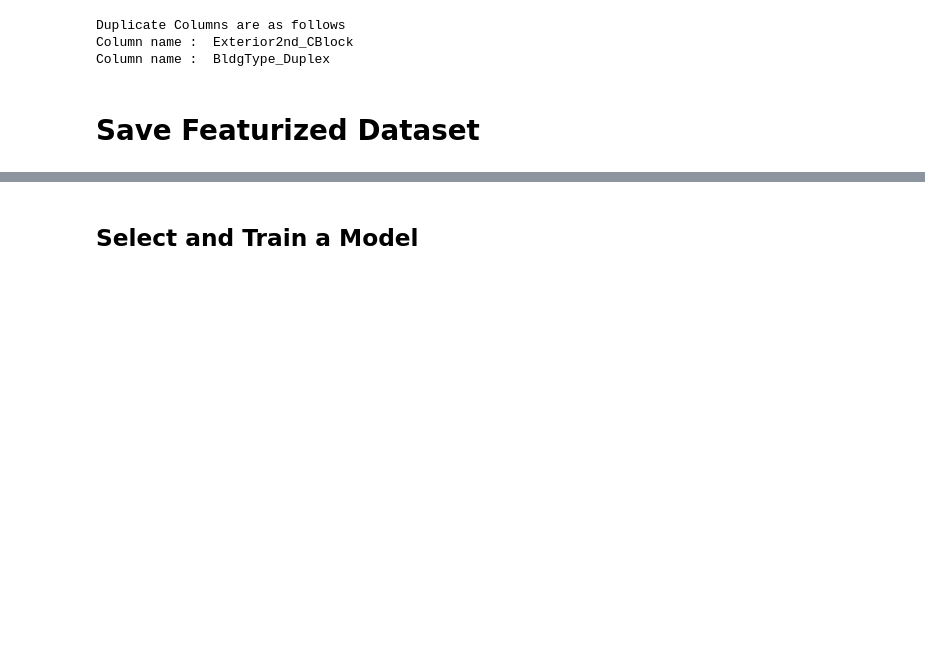
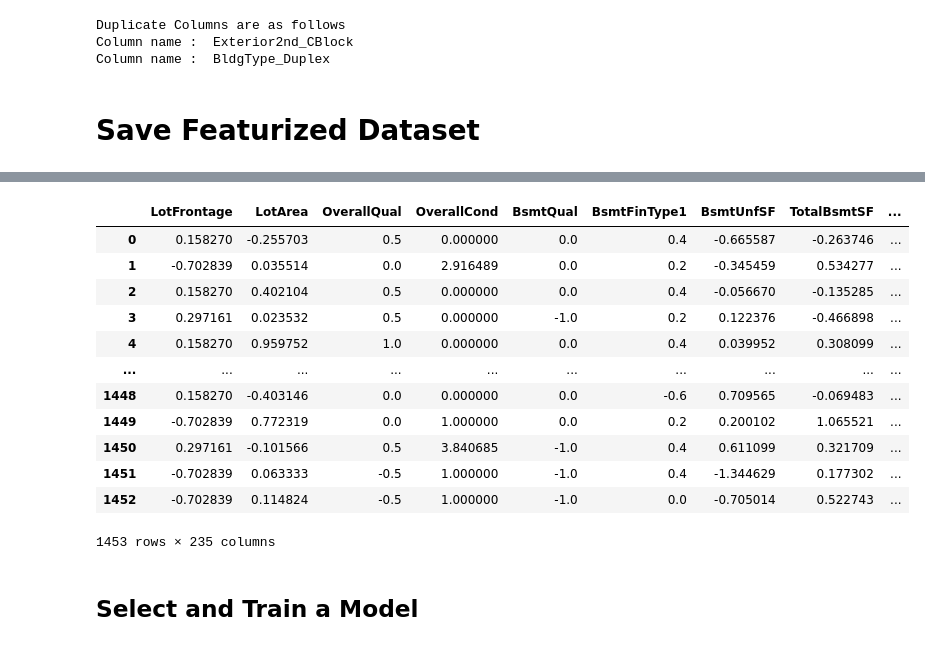
Before and after one commit to voklymchuk/housing, a Jupyter notebook: edited_stack-Copy2.ipynb, the cells around one changed output, grey strips where cells are left out. Drawn from its saved outputs; the diff is of its cells as text; code cells hidden in the pictures; blank space fills up the shorter version.

```diff
--- a/edited_stack-Copy2.ipynb
+++ b/edited_stack-Copy2.ipynb
@@ -794,3 +836,19 @@ X_test.to_csv("test_features.csv")
+# %%
+X
+# %% [output]
+|  | LotFrontage | LotArea | OverallQual | OverallCond | BsmtQual | BsmtFinType1 | BsmtUnfSF | TotalBsmtSF | ... |
+| 0 | 0.158270 | -0.255703 | 0.5 | 0.000000 | 0.0 | 0.4 | -0.665587 | -0.263746 | ... |
+| 1 | -0.702839 | 0.035514 | 0.0 | 2.916489 | 0.0 | 0.2 | -0.345459 | 0.534277 | ... |
+| 2 | 0.158270 | 0.402104 | 0.5 | 0.000000 | 0.0 | 0.4 | -0.056670 | -0.135285 | ... |
+| 3 | 0.297161 | 0.023532 | 0.5 | 0.000000 | -1.0 | 0.2 | 0.122376 | -0.466898 | ... |
+| 4 | 0.158270 | 0.959752 | 1.0 | 0.000000 | 0.0 | 0.4 | 0.039952 | 0.308099 | ... |
+| ... | ... | ... | ... | ... | ... | ... | ... | ... | ... |
+| 1448 | 0.158270 | -0.403146 | 0.0 | 0.000000 | 0.0 | -0.6 | 0.709565 | -0.069483 | ... |
+| 1449 | -0.702839 | 0.772319 | 0.0 | 1.000000 | 0.0 | 0.2 | 0.200102 | 1.065521 | ... |
+| 1450 | 0.297161 | -0.101566 | 0.5 | 3.840685 | -1.0 | 0.4 | 0.611099 | 0.321709 | ... |
+| 1451 | -0.702839 | 0.063333 | -0.5 | 1.000000 | -1.0 | 0.4 | -1.344629 | 0.177302 | ... |
+| 1452 | -0.702839 | 0.114824 | -0.5 | 1.000000 | -1.0 | 0.0 | -0.705014 | 0.522743 | ... |
+1453 rows × 235 columns
 # %% [markdown]
 ## Select and Train a Model
 # %%
```
Also changed, not shown: parts of 15 cells of this notebook, 5 other files.
